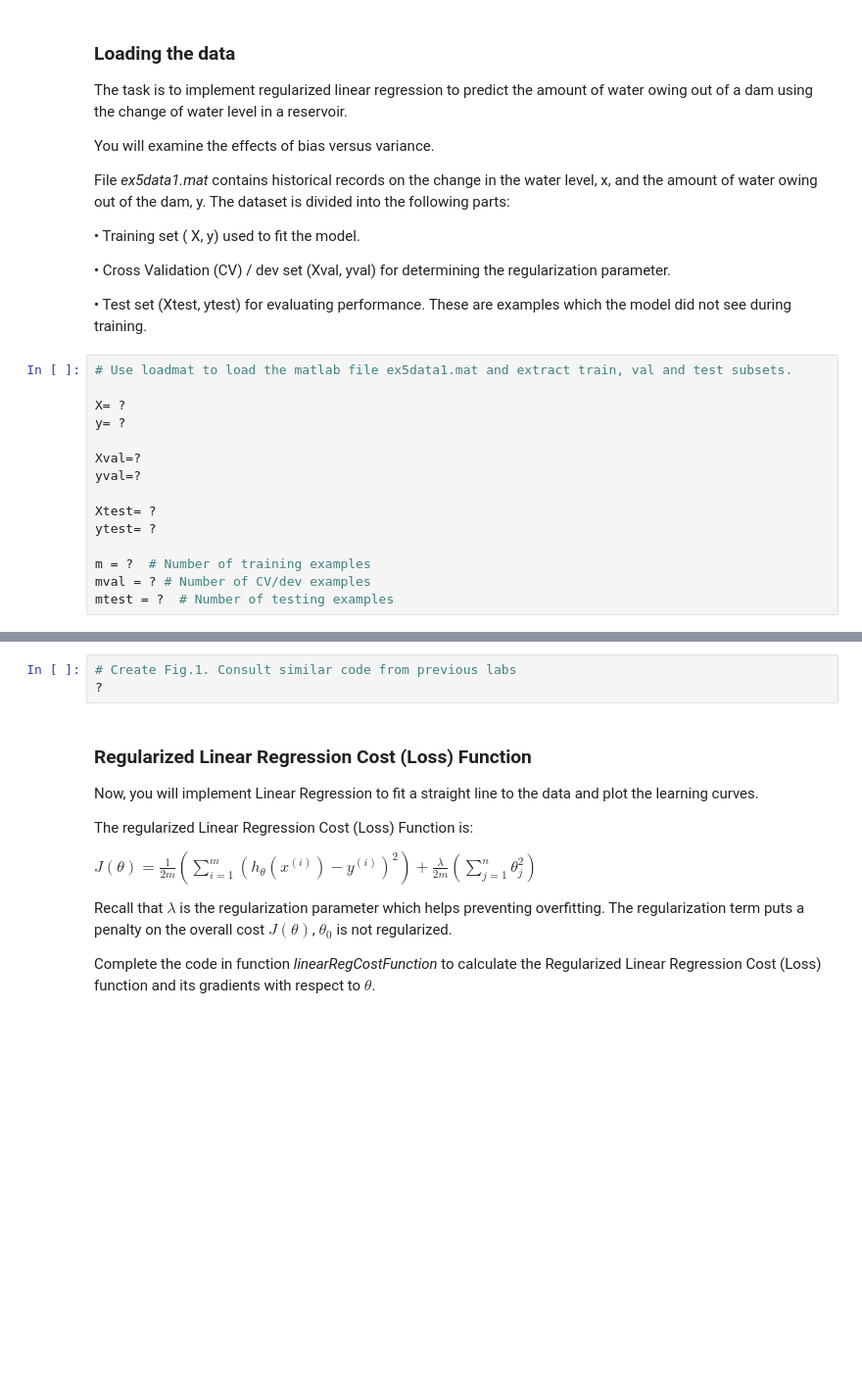
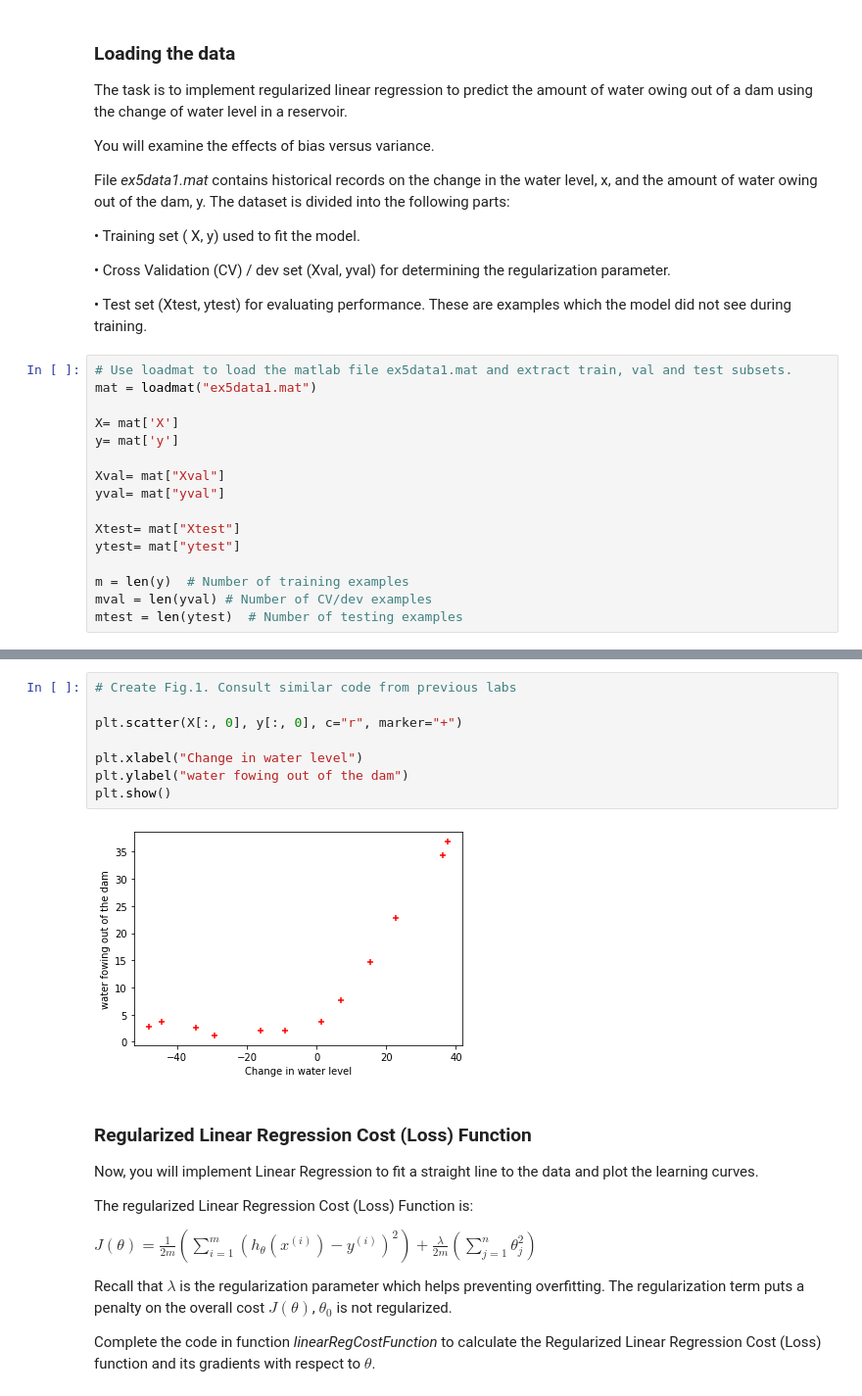
Before and after one commit to lavradorafonso/FAA, a Jupyter notebook: class6/Lab6/ML_BiasVariance.ipynb, the cells around one changed output, grey strips where cells are left out. Shown at 98% size. Cells and saved outputs as stored; diff of their text form; blank space fills up the shorter version.

```diff
--- a/class6/Lab6/ML_BiasVariance.ipynb
+++ b/class6/Lab6/ML_BiasVariance.ipynb
@@ -24,19 +24,20 @@ File *ex5data1.mat* contains historical records on the change in the water level
 • Test set (Xtest, ytest) for evaluating performance. These are examples which the model did not see during training.
 # %%
 # Use loadmat to load the matlab file ex5data1.mat and extract train, val and test subsets.
+mat = loadmat("ex5data1.mat")
 
-X= ?
-y= ?
+X= mat['X']
+y= mat['y']
 
-Xval=?
-yval=?
+Xval= mat["Xval"]
+yval= mat["yval"]
 
-Xtest= ?
-ytest= ?
+Xtest= mat["Xtest"]
+ytest= mat["ytest"]
 
-m = ?  # Number of training examples
-mval = ? # Number of CV/dev examples
-mtest = ?  # Number of testing examples
+m = len(y)  # Number of training examples
+mval = len(yval) # Number of CV/dev examples
+mtest = len(ytest)  # Number of testing examples
 # %% [markdown]
 ### Plot the data
 
@@ -44,9 +45,16 @@ Plot the training data and get a figure similar to Fig.1.
 
 <img src="images/f1.png" style="width:350px;height:250px;">
 <caption><center> **Fig. 1** : **Training data** </center></caption>
-# %%
-# Create Fig.1. Consult similar code from previous labs
-?
+# %%
+# Create Fig.1. Consult similar code from previous labs
+
+plt.scatter(X[:, 0], y[:, 0], c="r", marker="+")
+
+plt.xlabel("Change in water level")
+plt.ylabel("water fowing out of the dam")
+plt.show()
+# %% [output]
+[figure, added]
 # %% [markdown]
 ### Regularized Linear Regression Cost (Loss) Function
 
```
Also changed, not shown: parts of 4 cells of this notebook, 6 other files.
